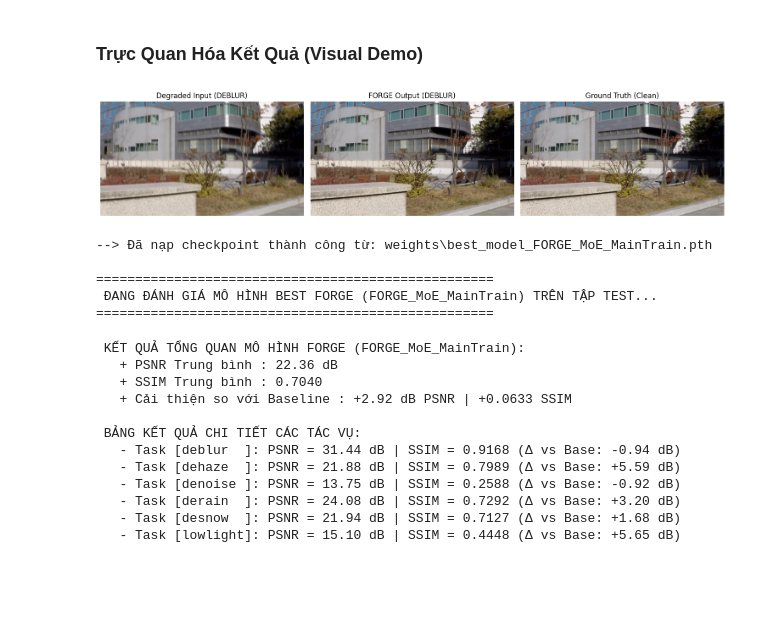
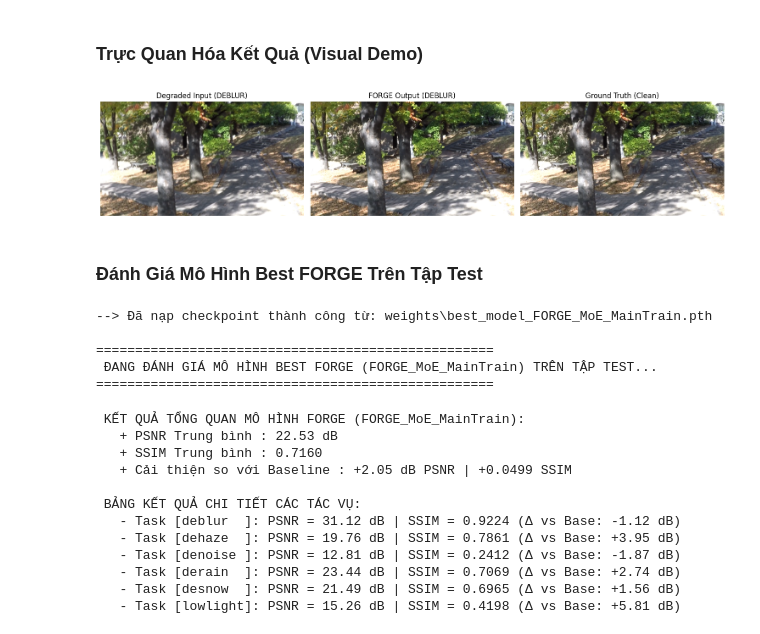
Before and after one commit to DutPhet/Image-processing-project-integrating-MoE-and-Q-Former, a Jupyter notebook: notebooks/02_train_and_evaluate.ipynb, the cells around one changed output. Saved outputs shown, nothing was run; the diff lists cells and outputs as text; code cells hidden in the pictures; blank space fills up the shorter version.

Commit message:
Thêm cơ chế PromptIR

```diff
--- a/notebooks/02_train_and_evaluate.ipynb
+++ b/notebooks/02_train_and_evaluate.ipynb
@@ -277,14 +354,4 @@ torch.cuda.empty_cache()
 # %%
-# ==============================================================================
-# MAIN TRAIN - CHẠY FP32 THUẦN (CHỐNG NaN TUYỆT ĐỐI CHO NAFNET + MoE)
-# ==============================================================================
-import torch
-import torch.optim as optim
-from torch.utils.data import DataLoader
-from tqdm.auto import tqdm
-import os
-import gc
-
 BEST_CONFIG = {
     'name': 'FORGE_MoE_MainTrain',
     'lr': 1e-4,
@@ -298,19 +365,20 @@ COMMON_CONFIG = {
     'middle_blk_num': 1,
     'dec_blk_nums': [1, 1, 1, 1],
     'num_queries': 16,
-    'num_experts': 4,
-    'r': 16,
-    'rb': 32,
+    'num_experts': 8,
+    'top_k': 2,
+    'r': 32,
+    'rb': 64,
     'aux_weight': 1e-4,
-    'moe_in_decoder': False,
+    'moe_in_decoder': True,
 }
 
-MAX_FINE_TUNE_EPOCHS = 15
+MAX_FINE_TUNE_EPOCHS = 5
 PATIENCE = 5
 MIN_DELTA = 0.02
 
 print(f"\n===================================================")
-print(f" BẮT ĐẦU HUẤN LUYỆN KỸ MÔ HÌNH FORGE MoE (FP32 - Safe Mode)")
+print(f" BẮT ĐẦU HUẤN LUYỆN KỸ MÔ HÌNH FORGE MoE")
 print(f"===================================================")
 
 num_workers_ft = 0 if os.name == 'nt' else 2
@@ -322,22 +390,28 @@ train_loader_full = DataLoader(
     pin_memory=True
 )
 
-final_model = FORGEDeblurNet(
+final_model = PromptFORGEDeblurNet(
     img_channel=3,
     out_channels=3,
     width=COMMON_CONFIG['width'],
     enc_blk_nums=COMMON_CONFIG['enc_blk_nums'],
     middle_blk_num=COMMON_CONFIG['middle_blk_num'],
     dec_blk_nums=COMMON_CONFIG['dec_blk_nums'],
-    num_queries=COMMON_CONFIG['num_queries'],
+    num_prompts=10,                     # Thêm tham số PGM Bank Size
     num_experts=COMMON_CONFIG['num_experts'],
+    top_k=COMMON_CONFIG['top_k'],
     r=COMMON_CONFIG['r'],
     rb=COMMON_CONFIG['rb'],
     moe_in_decoder=COMMON_CONFIG['moe_in_decoder'],
 ).to(device)
 
-# Nạp pretrained weight
+# Load pretrained NAFNet weights
 final_model.load_state_dict(nafnet_state_dict, strict=False)
+
+# Cấy ghép SVD Anchor MoE
+for m in final_model.modules():
+    if isinstance(m, ForgeMoEConv2d):
+        m.init_svd(m.W0.weight)
 
 if BEST_CONFIG['freeze_backbone']:
     final_model.freeze_backbone(True)
@@ -349,7 +423,7 @@ print(f"--> Số tham số huấn luyện: {n_trainable:,} / {n_total:,} ({100*n
 
 optimizer = optim.AdamW(trainable_params, lr=BEST_CONFIG['lr'], weight_decay=1e-4)
 scheduler = WarmupCosineScheduler(optimizer, warmup_epochs=1, total_epochs=MAX_FINE_TUNE_EPOCHS, min_lr=1e-7)
-criterion = CharbonnierLoss()
+criterion = DeblurCompositeLoss(eps=1e-3, fft_weight=0.05, vgg_weight=0.0)
 
 best_val_psnr = 0.0
 no_improve_epochs = 0
@@ -366,24 +440,19 @@ for epoch in range(1, MAX_FINE_TUNE_EPOCHS + 1):
         inputs, targets = inputs.to(device), targets.to(device)
         optimizer.zero_grad(set_to_none=True)
 
-        # 1. Tính toán chuẩn FP32 float32
         preds, aux_loss = final_model(inputs.float())
         recon_loss = criterion(preds, targets.float())
 
-        # Đảm bảo aux_loss không bị NaN
         if torch.isnan(aux_loss) or torch.isinf(aux_loss):
             aux_loss = torch.tensor(0.0, device=device)
 
         total_loss = recon_loss + COMMON_CONFIG['aux_weight'] * aux_loss
 
-        # 2. Kiểm tra nếu loss bị NaN thì bỏ qua batch lỗi này
         if torch.isnan(total_loss) or torch.isinf(total_loss):
             print(f"\n Cảnh báo: Phát hiện NaN loss ở batch, bỏ qua update batch này.")
             continue
 
         total_loss.backward()
-
-        # 3. Clip gradient để chống nổ gradient
         torch.nn.utils.clip_grad_norm_(trainable_params, max_norm=1.0)
         optimizer.step()
 
@@ -457,50 +513,56 @@ def visualize_results(model, loader, num_imgs=3):
         preds = torch.clamp(preds, 0.0, 1.0)
 
     inputs = inputs.cpu()
     targets = targets.cpu()
     preds = preds.cpu()
 
     batch_size = min(num_imgs, inputs.size(0))
     fig, axes = plt.subplots(batch_size, 3, figsize=(15, 5 * batch_size))
 
     if batch_size == 1:
         axes = [axes]
 
     for i in range(batch_size):
         t_name = task_names[i] if isinstance(task_names, (list, tuple)) else task_names
         axes[i][0].imshow(inputs[i].permute(1, 2, 0))
         axes[i][0].set_title(f"Degraded Input ({t_name.upper()})")
         axes[i][0].axis('off')
 
         axes[i][1].imshow(preds[i].permute(1, 2, 0))
         axes[i][1].set_title(f"FORGE Output ({t_name.upper()})")
         axes[i][1].axis('off')
 
         axes[i][2].imshow(targets[i].permute(1, 2, 0))
         axes[i][2].set_title("Ground Truth (Clean)")
         axes[i][2].axis('off')
 
     plt.tight_layout()
     plt.show()
 
-visualize_results(final_model, test_loader, num_imgs=3)
+if 'final_model' in locals():
+    visualize_results(final_model, test_loader, num_imgs=3)
 # %% [output]
-[figure, old version]
+[figure, new version]
+# %% [markdown]
+### Đánh Giá Mô Hình Best FORGE Trên Tập Test
 # %%
-best_model = FORGEDeblurNet(
+best_model = PromptFORGEDeblurNet(
     img_channel=3,
     out_channels=3,
     width=COMMON_CONFIG['width'],
     enc_blk_nums=COMMON_CONFIG['enc_blk_nums'],
     middle_blk_num=COMMON_CONFIG['middle_blk_num'],
     dec_blk_nums=COMMON_CONFIG['dec_blk_nums'],
-    num_queries=COMMON_CONFIG['num_queries'],
-    num_experts=COMMON_CONFIG['num_experts'],
+    num_queries=COMMON_CONFIG.get('num_queries', 16),
+    num_experts=COMMON_CONFIG.get('num_experts', 4),
+    top_k=COMMON_CONFIG.get('top_k', 2),
     r=COMMON_CONFIG['r'],
     rb=COMMON_CONFIG['rb'],
     moe_in_decoder=COMMON_CONFIG.get('moe_in_decoder', False),
     decoder_r=COMMON_CONFIG.get('decoder_r', None),
     decoder_rb=COMMON_CONFIG.get('decoder_rb', None),
+    prompt_dim=COMMON_CONFIG.get('prompt_dim', 64),
+    num_prompts=COMMON_CONFIG.get('num_prompts', 5),
 ).to(device)
 
 best_checkpoint_path = os.path.join("weights", f"best_model_{BEST_CONFIG['name']}.pth")
@@ -541,14 +603,14 @@ torch.cuda.empty_cache()
  ĐANG ĐÁNH GIÁ MÔ HÌNH BEST FORGE (FORGE_MoE_MainTrain) TRÊN TẬP TEST...
 ===================================================
  KẾT QUẢ TỔNG QUAN MÔ HÌNH FORGE (FORGE_MoE_MainTrain):
-   + PSNR Trung bình : 22.36 dB
-   + SSIM Trung bình : 0.7040
-   + Cải thiện so với Baseline : +2.92 dB PSNR | +0.0633 SSIM
+   + PSNR Trung bình : 22.53 dB
+   + SSIM Trung bình : 0.7160
+   + Cải thiện so với Baseline : +2.05 dB PSNR | +0.0499 SSIM
 
  BẢNG KẾT QUẢ CHI TIẾT CÁC TÁC VỤ:
-   - Task [deblur  ]: PSNR = 31.44 dB | SSIM = 0.9168 (Δ vs Base: -0.94 dB)
-   - Task [dehaze  ]: PSNR = 21.88 dB | SSIM = 0.7989 (Δ vs Base: +5.59 dB)
-   - Task [denoise ]: PSNR = 13.75 dB | SSIM = 0.2588 (Δ vs Base: -0.92 dB)
-   - Task [derain  ]: PSNR = 24.08 dB | SSIM = 0.7292 (Δ vs Base: +3.20 dB)
-   - Task [desnow  ]: PSNR = 21.94 dB | SSIM = 0.7127 (Δ vs Base: +1.68 dB)
-   - Task [lowlight]: PSNR = 15.10 dB | SSIM = 0.4448 (Δ vs Base: +5.65 dB)
+   - Task [deblur  ]: PSNR = 31.12 dB | SSIM = 0.9224 (Δ vs Base: -1.12 dB)
+   - Task [dehaze  ]: PSNR = 19.76 dB | SSIM = 0.7861 (Δ vs Base: +3.95 dB)
+   - Task [denoise ]: PSNR = 12.81 dB | SSIM = 0.2412 (Δ vs Base: -1.87 dB)
+   - Task [derain  ]: PSNR = 23.44 dB | SSIM = 0.7069 (Δ vs Base: +2.74 dB)
+   - Task [desnow  ]: PSNR = 21.49 dB | SSIM = 0.6965 (Δ vs Base: +1.56 dB)
+   - Task [lowlight]: PSNR = 15.26 dB | SSIM = 0.4198 (Δ vs Base: +5.81 dB)
```
Also changed, not shown: parts of 11 cells of this notebook, 5 other files.
